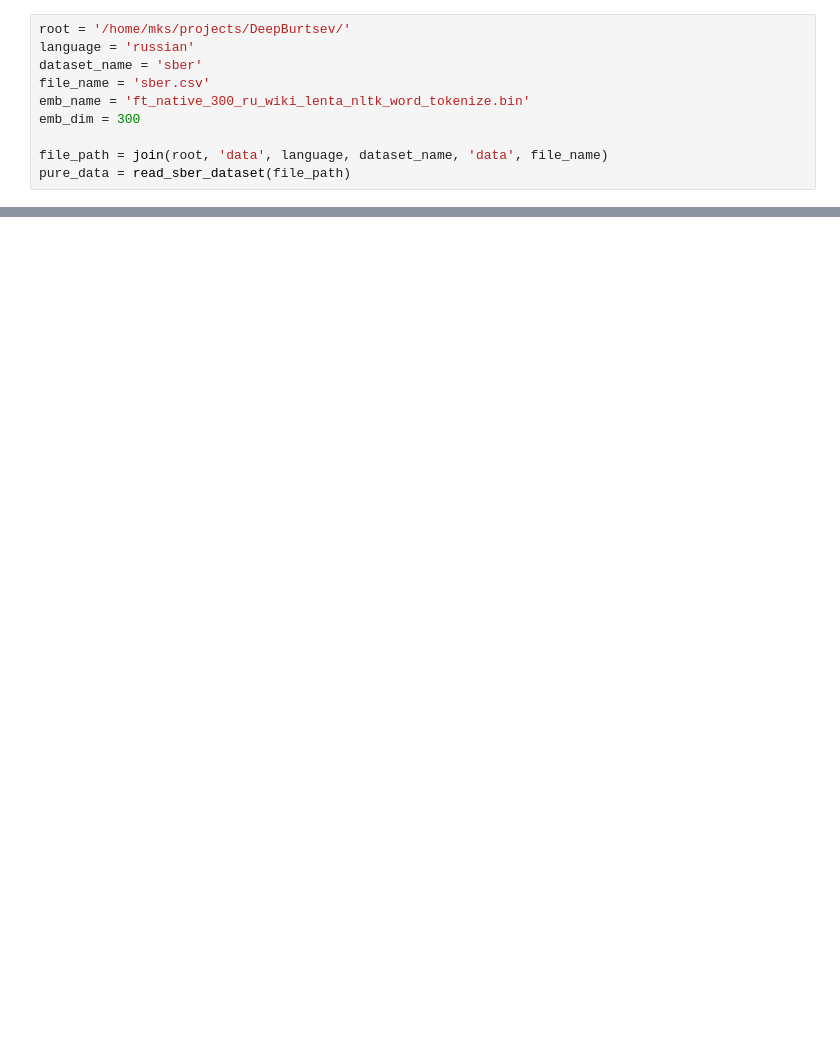
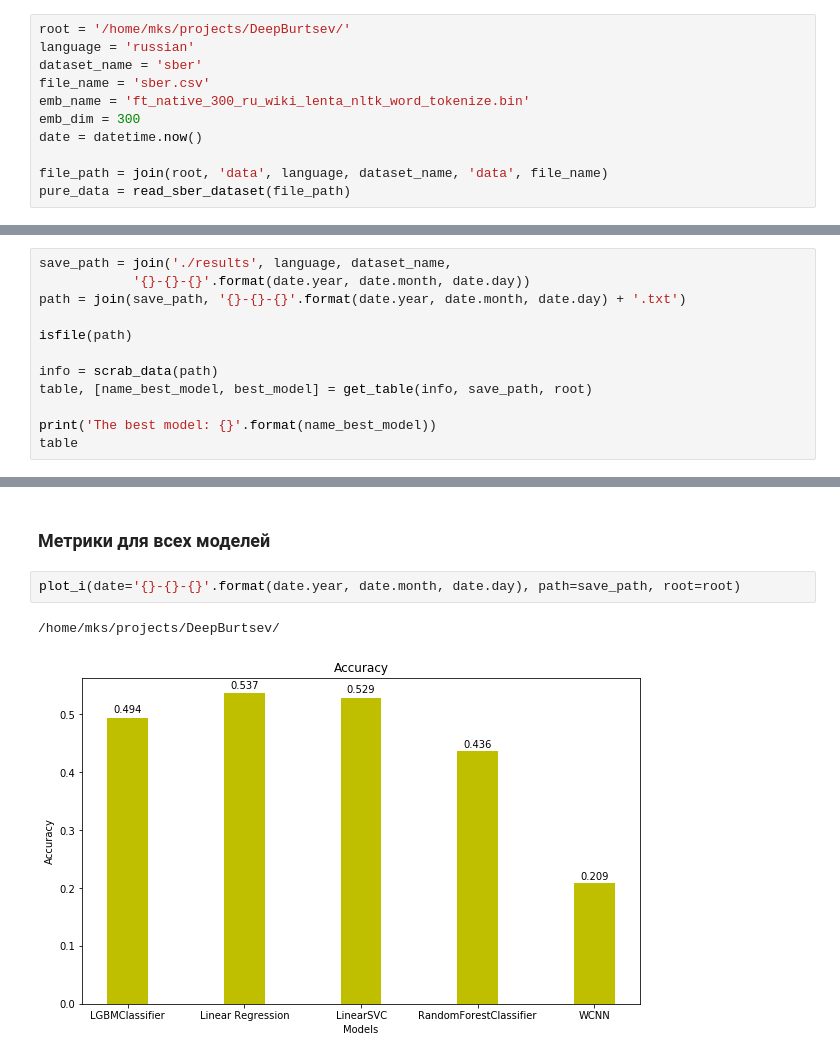
Before and after one commit to kudep/DeepBurtsev, a Jupyter notebook: demo.ipynb, the cells around one changed output, grey strips where cells are left out. Cells and saved outputs as stored; diff of their text form; blank space fills up the shorter version.

```diff
--- a/demo.ipynb
+++ b/demo.ipynb
@@ -26,6 +28,7 @@ dataset_name = 'sber'
 file_name = 'sber.csv'
 emb_name = 'ft_native_300_ru_wiki_lenta_nltk_word_tokenize.bin'
 emb_dim = 300
+date = datetime.now()
 
 file_path = join(root, 'data', language, dataset_name, 'data', file_name)
 pure_data = read_sber_dataset(file_path)
@@ -80,0 +105,12 @@ linear
+# %%
+save_path = join('./results', language, dataset_name,
+            '{}-{}-{}'.format(date.year, date.month, date.day))
+path = join(save_path, '{}-{}-{}'.format(date.year, date.month, date.day) + '.txt')
+
+isfile(path)
+
+info = scrab_data(path)
+table, [name_best_model, best_model] = get_table(info, save_path, root)
+
+print('The best model: {}'.format(name_best_model))
+table
@@ -80,0 +127,7 @@ linear
+# %% [markdown]
+### Метрики для всех моделей
+# %%
+plot_i(date='{}-{}-{}'.format(date.year, date.month, date.day), path=save_path, root=root)
+# %% [output]
+/home/mks/projects/DeepBurtsev/
+[figure, added]
```
Also changed, not shown: parts of 11 cells of this notebook, 2 other files.
